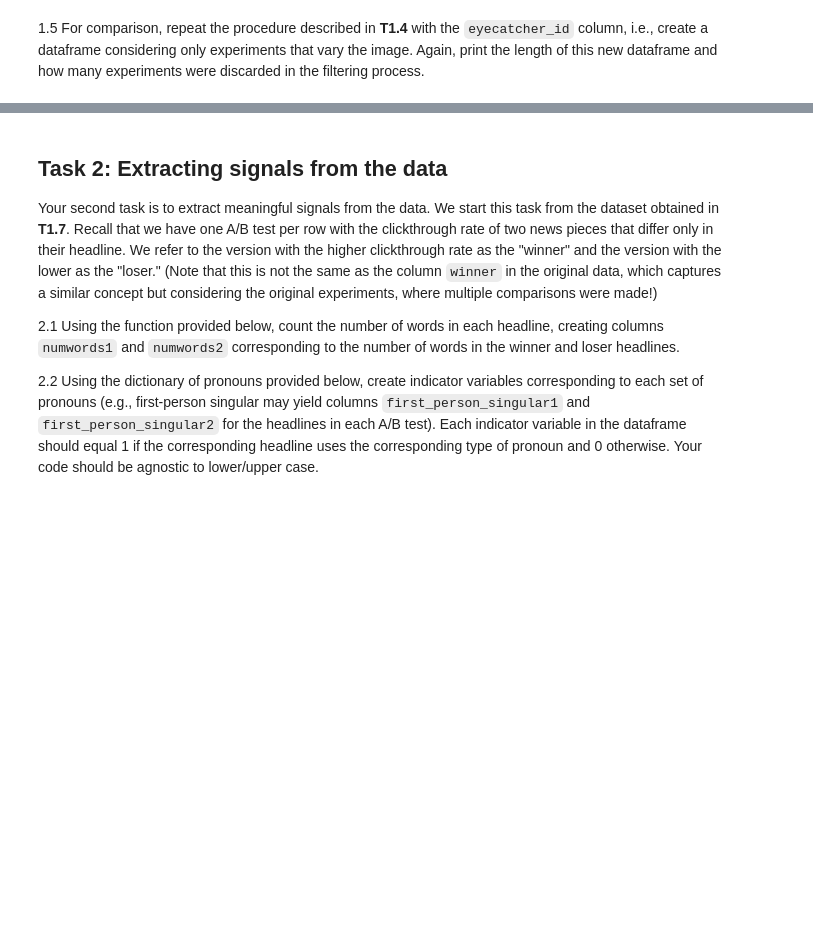
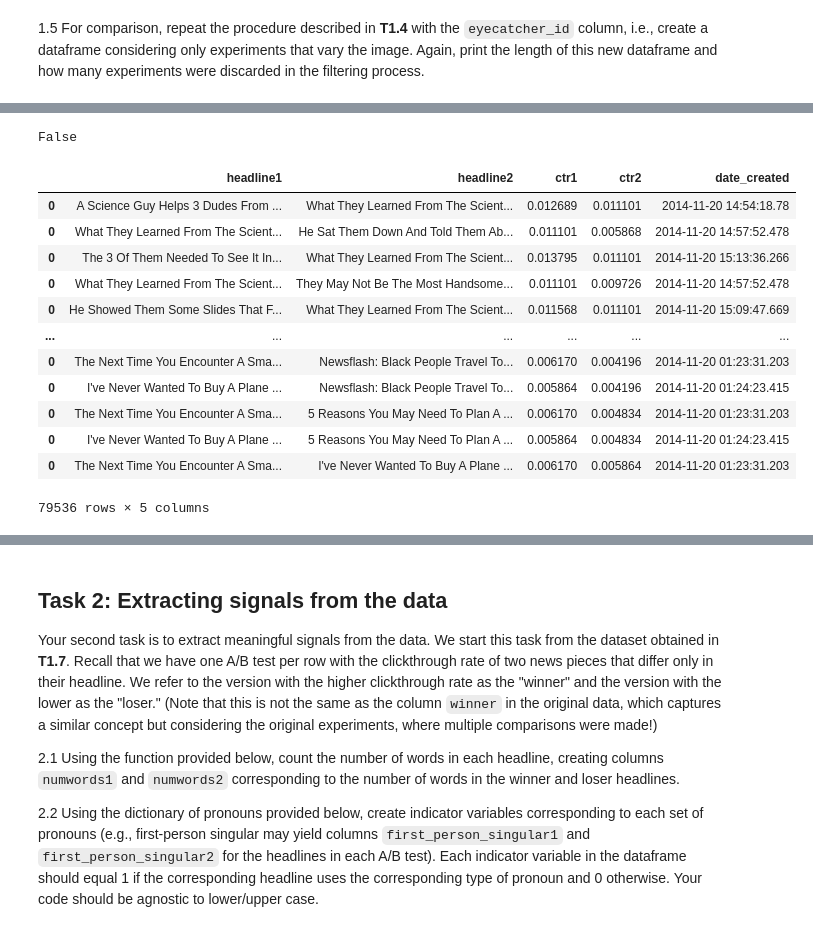
Before and after one commit to LisaPaganiEPFL/ada, a Jupyter notebook: Homework/01 - Pandas Data Wrangling and Data Viz/hw1.ipynb, the cells around one changed output, grey strips where cells are left out. Saved outputs shown, nothing was run; the diff lists cells and outputs as text; code cells hidden in the pictures; blank space fills up the shorter version.

```diff
--- a/Homework/01 - Pandas Data Wrangling and Data Viz/hw1.ipynb
+++ b/Homework/01 - Pandas Data Wrangling and Data Viz/hw1.ipynb
@@ -320,0 +347,46 @@ Create a dataset where:
+# %%
+df_new['excerpt'].isnull().values.any()
+# %% [output]
+False
+# %%
+df_new.index = df_new.clickability_test_id + df_new.eyecatcher_id + df_new.lede + df_new.excerpt
+# %%
+non_unique_idx = df_new.index[df_new.index.duplicated()].unique()
+df_new = df_new[df_new.index.isin(non_unique_idx)]
+# %%
+df_pair = pd.DataFrame(columns=['headline1', 'headline2','ctr1','ctr2','date_created'])
+# %%
+for idx in df_new.index:
+
+    head = df_new.loc[idx].headline.unique()
+
+    if(len(head) > 1):
+        res = list(combinations(head, 2))
+        for pair in res:
+            ctr1 = df_new['ctr'].loc[(df_new.index == idx) & (df_new.headline == pair[0])][0]
+            ctr2 = df_new['ctr'].loc[(df_new.index == idx) & (df_new.headline == pair[1])][0]
+
+            if(ctr1 > ctr2):
+                date = df_new['created_at'].loc[(df_new.index == idx) & (df_new.headline == pair[0]) & (df_new.ctr == ctr1)][0]
+                df2 = pd.DataFrame({'headline1': pair[0], 'headline2': pair[1],'ctr1': [ctr1],'ctr2': [ctr2], 'date_created': date})
+            elif(ctr2 > ctr1):
+                date = df_new['created_at'].loc[(df_new.index == idx) & (df_new.headline == pair[1]) & (df_new.ctr == ctr2)][0]
+                df2 = pd.DataFrame({'headline1': pair[1], 'headline2': pair[0],'ctr1': [ctr2],'ctr2': [ctr1], 'date_created': date})
+
+            df_pair = df_pair.append(df2)
+# %%
+df_pair
+# %% [output]
+|  | headline1 | headline2 | ctr1 | ctr2 | date_created |
+| 0 | A Science Guy Helps 3 Dudes From ... | What They Learned From The Scient... | 0.012689 | 0.011101 | 2014-11-20 14:54:18.78 |
+| 0 | What They Learned From The Scient... | He Sat Them Down And Told Them Ab... | 0.011101 | 0.005868 | 2014-11-20 14:57:52.478 |
+| 0 | The 3 Of Them Needed To See It In... | What They Learned From The Scient... | 0.013795 | 0.011101 | 2014-11-20 15:13:36.266 |
+| 0 | What They Learned From The Scient... | They May Not Be The Most Handsome... | 0.011101 | 0.009726 | 2014-11-20 14:57:52.478 |
+| 0 | He Showed Them Some Slides That F... | What They Learned From The Scient... | 0.011568 | 0.011101 | 2014-11-20 15:09:47.669 |
+| ... | ... | ... | ... | ... | ... |
+| 0 | The Next Time You Encounter A Sma... | Newsflash: Black People Travel To... | 0.006170 | 0.004196 | 2014-11-20 01:23:31.203 |
+| 0 | I've Never Wanted To Buy A Plane ... | Newsflash: Black People Travel To... | 0.005864 | 0.004196 | 2014-11-20 01:24:23.415 |
+| 0 | The Next Time You Encounter A Sma... | 5 Reasons You May Need To Plan A ... | 0.006170 | 0.004834 | 2014-11-20 01:23:31.203 |
+| 0 | I've Never Wanted To Buy A Plane ... | 5 Reasons You May Need To Plan A ... | 0.005864 | 0.004834 | 2014-11-20 01:24:23.415 |
+| 0 | The Next Time You Encounter A Sma... | I've Never Wanted To Buy A Plane ... | 0.006170 | 0.005864 | 2014-11-20 01:23:31.203 |
+79536 rows × 5 columns
```
Also changed, not shown: parts of 52 cells of this notebook, 2 other files.
